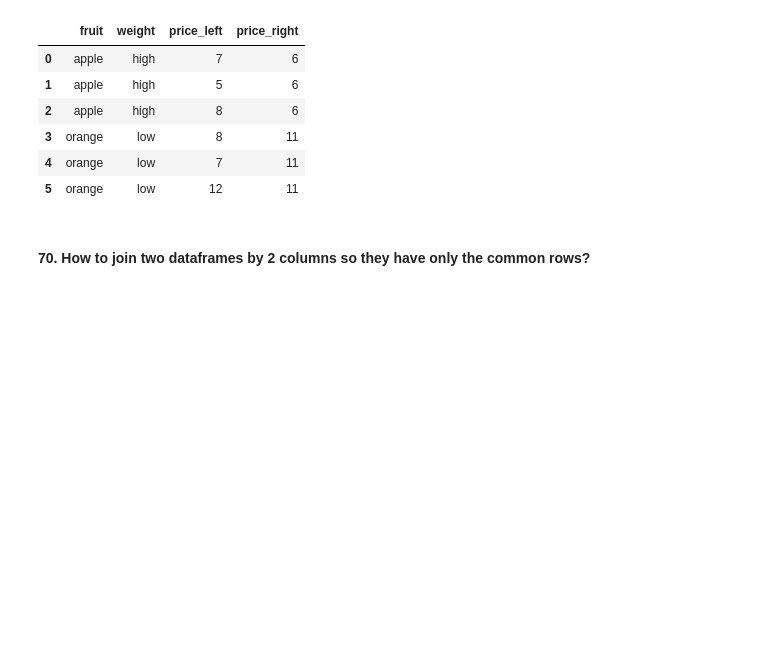
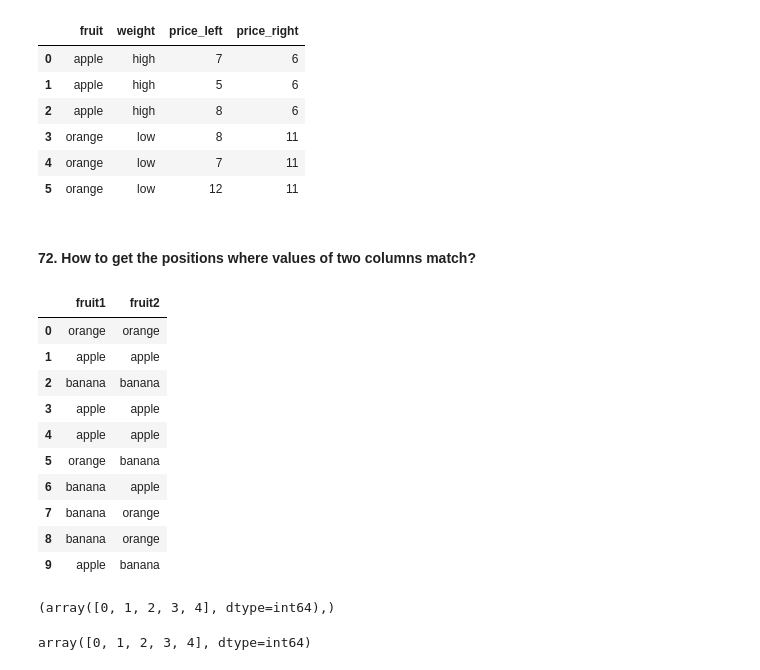
Before and after one commit to KarimaCha/Exercises_Python_NumPy_Pandas, a Jupyter notebook: 03_Pandas_Exercises_KC.ipynb, the cells around one changed output. Drawn from its saved outputs; the diff is of its cells as text; code cells hidden in the pictures; blank space fills up the shorter version.

```diff
--- a/03_Pandas_Exercises_KC.ipynb
+++ b/03_Pandas_Exercises_KC.ipynb
@@ -3575,5 +3575,3 @@ pd.merge(left=df1, right=df2, how='inner',
 | 3 | orange | low | 8 | 11 |
 | 4 | orange | low | 7 | 11 |
 | 5 | orange | low | 12 | 11 |
-# %% [markdown]
-#### 70. How to join two dataframes by 2 columns so they have only the common rows?
@@ -3588,0 +3578,28 @@ df2 = pd.DataFrame({'pazham': ['apple', 'orange', 'pine'] * 2,
+# %% [markdown]
+#### 72. How to get the positions where values of two columns match?
+# %%
+df = pd.DataFrame({'fruit1': np.random.choice(['apple', 'orange', 'banana'], 10),
+                    'fruit2': np.random.choice(['apple', 'orange', 'banana'], 10)})
+df
+# %% [output]
+|  | fruit1 | fruit2 |
+| 0 | orange | orange |
+| 1 | apple | apple |
+| 2 | banana | banana |
+| 3 | apple | apple |
+| 4 | apple | apple |
+| 5 | orange | banana |
+| 6 | banana | apple |
+| 7 | banana | orange |
+| 8 | banana | orange |
+| 9 | apple | banana |
+# %%
+# Solution 1: with np.where()
+np.where(df.fruit1 == df.fruit2)
+# %% [output]
+(array([0, 1, 2, 3, 4], dtype=int64),)
+# %%
+# Solution 2: with Boolean mask
+df[df.fruit1 == df.fruit2].index.values
+# %% [output]
+array([0, 1, 2, 3, 4], dtype=int64)
```
Also changed, not shown: parts of 15 cells of this notebook.
